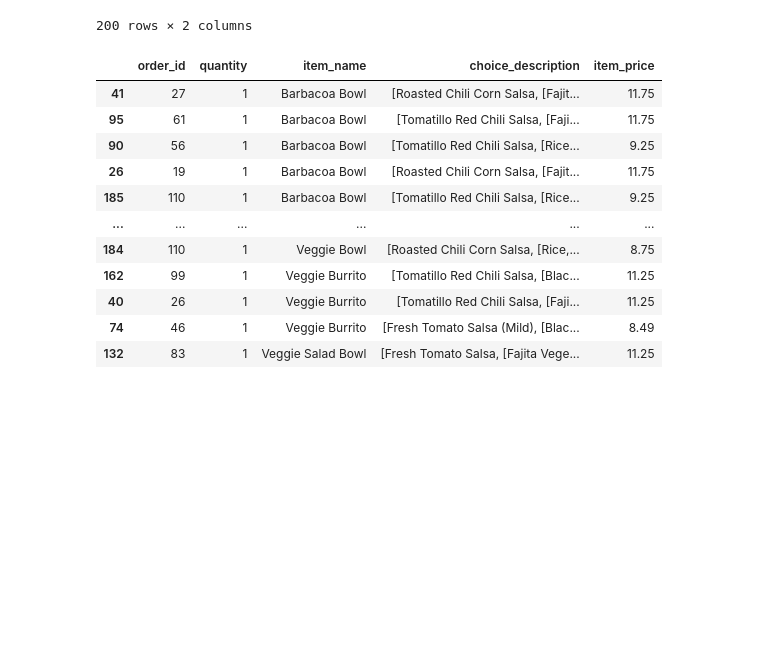
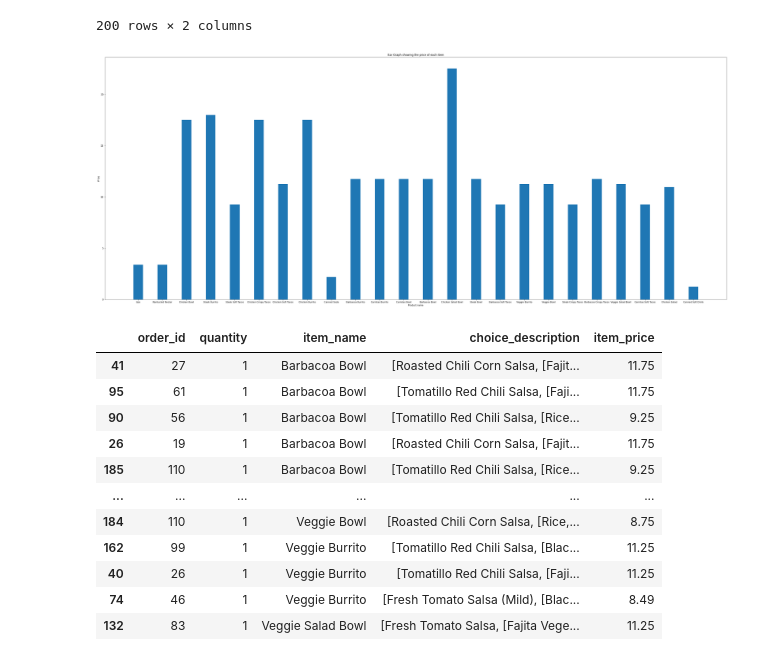
Before and after one commit to steffieMD/Sales-Data-Task-2, a Jupyter notebook: Data set TASK 2.ipynb, the cells around one changed output. Cells and saved outputs as stored; diff of their text form; code cells hidden in the pictures; blank space fills up the shorter version.

```diff
--- a/Data set TASK 2.ipynb
+++ b/Data set TASK 2.ipynb
@@ -131,6 +166,16 @@ pd.concat([item_name, item_price], axis = 1)
 | 198 | Chicken Burrito | 8.49 |
 | 199 | Chicken Burrito | 8.49 |
 200 rows × 2 columns
+# %%
+# Plot a bar graph showing price of each item
+
+fig,ax = plt.subplots(figsize = (50,20))
+ax.bar(sales_data['item_name'],sales_data['item_price'], width=0.4,)
+ax.set(title='Bar Graph showing the price of each item',
+       ylabel='Price',
+       xlabel='Product name');
+# %% [output]
+[figure, added]
 # %%
 # Sort the products by the name of the item
 sales_data.sort_values(by = ['item_name'])
```
Also changed, not shown: parts of 6 cells of this notebook.
